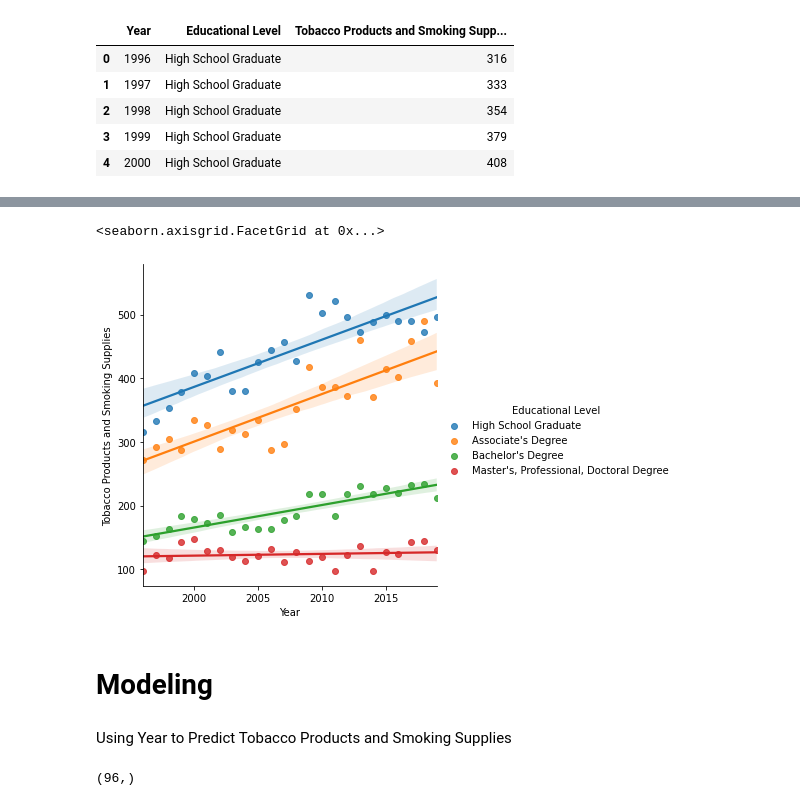
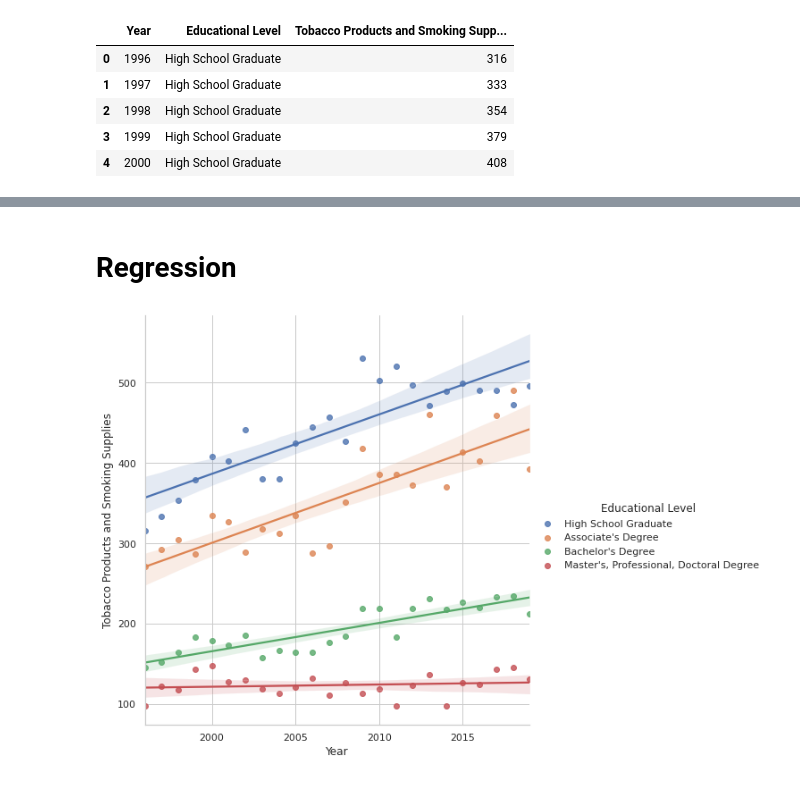
Before and after one commit to Esther-Zhou99/Data-Science, a Jupyter notebook: Education_Cigarettes.ipynb, the cells around one changed output, grey strips where cells are left out. Drawn from its saved outputs; the diff is of its cells as text; code cells hidden in the pictures.

```diff
--- a/Education_Cigarettes.ipynb
+++ b/Education_Cigarettes.ipynb
@@ -93,0 +126,7 @@ fig.show()
+# %%
+sns.set(style="darkgrid")
+fig = sns.relplot(data=df1, kind="line", ci=65)
+fig.fig.set_size_inches(35,6)
+fig = plt.gcf()
+plt.show()
+fig.savefig('Consumer Price Index.png', dpi=600)
@@ -93,0 +135,4 @@ fig.show()
+# %%
+df2= pd.read_excel("Producer Price Index.xls")
+df2.set_index("Date", inplace=True)
+df2.head()
@@ -93,0 +147,7 @@ fig.show()
+# %%
+sns.set(style="darkgrid")
+fig = sns.relplot(data=df2, kind="line", ci=65)
+fig.fig.set_size_inches(35,6)
+fig = plt.gcf()
+plt.show()
+fig.savefig('Producer Price Index by Industry.png', dpi=600)
@@ -93,0 +168,7 @@ fig.show()
+# %%
+sns.set(style="darkgrid")
+fig = sns.relplot(data=df3, kind="line", ci=65)
+fig.fig.set_size_inches(35,6)
+fig = plt.gcf()
+plt.show()
+fig.savefig('Personal consumption expenditures.png', dpi=600)
@@ -94,9 +177,11 @@ fig.show()
+# %% [markdown]
+# **Regression**
 # %%
 import seaborn as sns
 import matplotlib.pyplot as plt
-sns.lmplot(x="Year", y="Tobacco Products and Smoking Supplies",data=df2, hue="Educational Level")
+fig=sns.lmplot(x="Year", y="Tobacco Products and Smoking Supplies",data=df2, hue="Educational Level",height=7)
+fig = plt.gcf()
+plt.show()
+fig.savefig('regression.png', dpi=600)
 # %% [output]
-<seaborn.axisgrid.FacetGrid at 0x...>
-[figure, old version]
+[figure, new version]
-# %% [markdown]
-# **Modeling**
@@ -106,7 +187,0 @@ from sklearn.preprocessing import StandardScaler
-# %% [markdown]
-Using Year to Predict Tobacco Products and Smoking Supplies
-# %%
-var = df2['Tobacco Products and Smoking Supplies'].values
-var.shape
-# %% [output]
-(96,)
```
Also changed, not shown: parts of 23 cells of this notebook.
